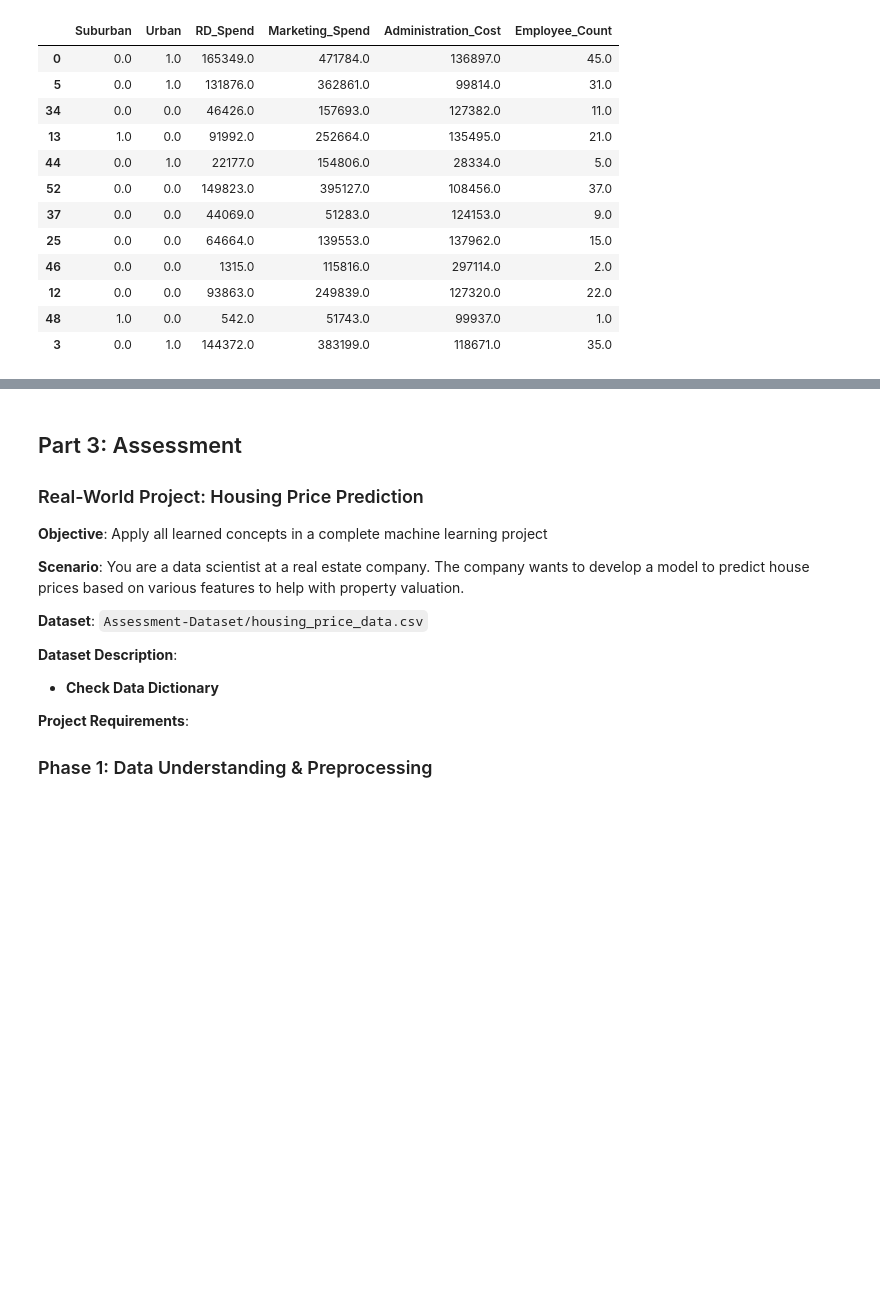
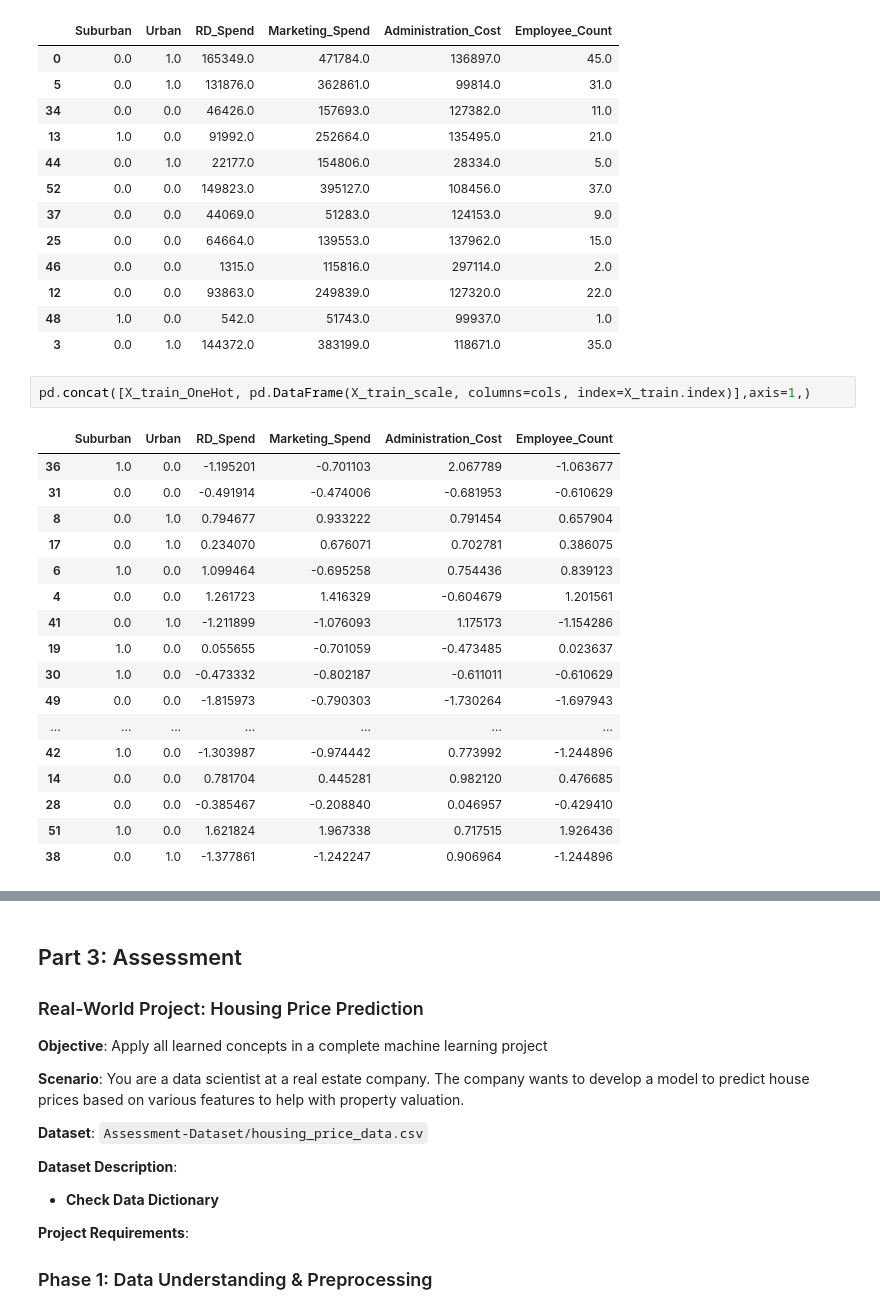
Before and after one commit to Ezerioha-ifeanyi/Week-14-Take-Home, a Jupyter notebook: Take Home.ipynb, the cells around one changed output, grey strips where cells are left out. Cells and saved outputs as stored; diff of their text form; blank space fills up the shorter version.

Commit message:
combined the X_train data after scaling

```diff
--- a/Take Home.ipynb
+++ b/Take Home.ipynb
@@ -1172,3 +1180,23 @@ X_test
 | 12 | 0.0 | 0.0 | 93863.0 | 249839.0 | 127320.0 | 22.0 |
 | 48 | 1.0 | 0.0 | 542.0 | 51743.0 | 99937.0 | 1.0 |
 | 3 | 0.0 | 1.0 | 144372.0 | 383199.0 | 118671.0 | 35.0 |
+# %%
+pd.concat([X_train_OneHot, pd.DataFrame(X_train_scale, columns=cols, index=X_train.index)],axis=1,)
+# %% [output]
+|  | Suburban | Urban | RD_Spend | Marketing_Spend | Administration_Cost | Employee_Count |
+| 36 | 1.0 | 0.0 | -1.195201 | -0.701103 | 2.067789 | -1.063677 |
+| 31 | 0.0 | 0.0 | -0.491914 | -0.474006 | -0.681953 | -0.610629 |
+| 8 | 0.0 | 1.0 | 0.794677 | 0.933222 | 0.791454 | 0.657904 |
+| 17 | 0.0 | 1.0 | 0.234070 | 0.676071 | 0.702781 | 0.386075 |
+| 6 | 1.0 | 0.0 | 1.099464 | -0.695258 | 0.754436 | 0.839123 |
+| 4 | 0.0 | 0.0 | 1.261723 | 1.416329 | -0.604679 | 1.201561 |
+| 41 | 0.0 | 1.0 | -1.211899 | -1.076093 | 1.175173 | -1.154286 |
+| 19 | 1.0 | 0.0 | 0.055655 | -0.701059 | -0.473485 | 0.023637 |
+| 30 | 1.0 | 0.0 | -0.473332 | -0.802187 | -0.611011 | -0.610629 |
+| 49 | 0.0 | 0.0 | -1.815973 | -0.790303 | -1.730264 | -1.697943 |
+| ... | ... | ... | ... | ... | ... | ... |
+| 42 | 1.0 | 0.0 | -1.303987 | -0.974442 | 0.773992 | -1.244896 |
+| 14 | 0.0 | 0.0 | 0.781704 | 0.445281 | 0.982120 | 0.476685 |
+| 28 | 0.0 | 0.0 | -0.385467 | -0.208840 | 0.046957 | -0.429410 |
+| 51 | 1.0 | 0.0 | 1.621824 | 1.967338 | 0.717515 | 1.926436 |
+| 38 | 0.0 | 1.0 | -1.377861 | -1.242247 | 0.906964 | -1.244896 |
```
Also changed, not shown: parts of 6 cells of this notebook.
